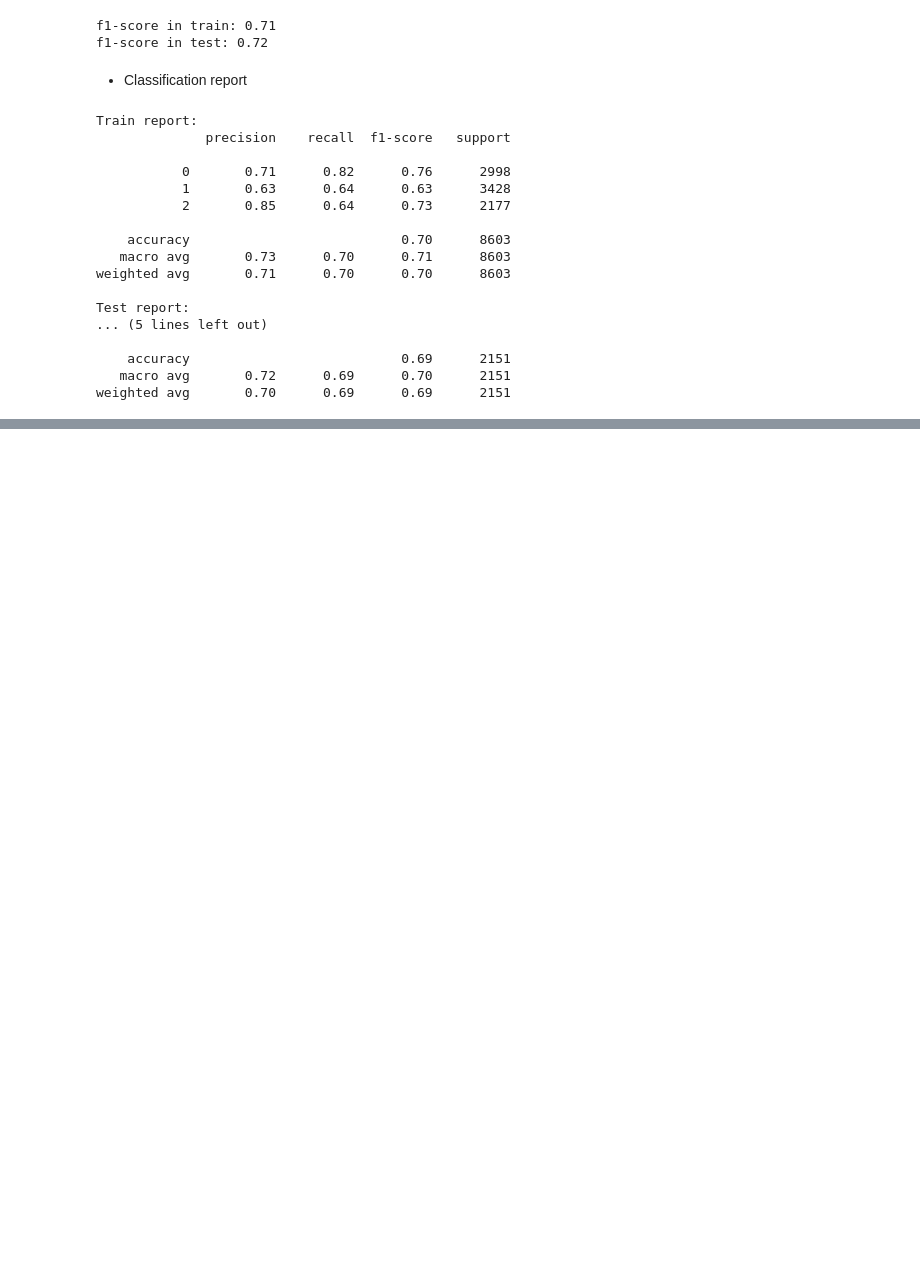
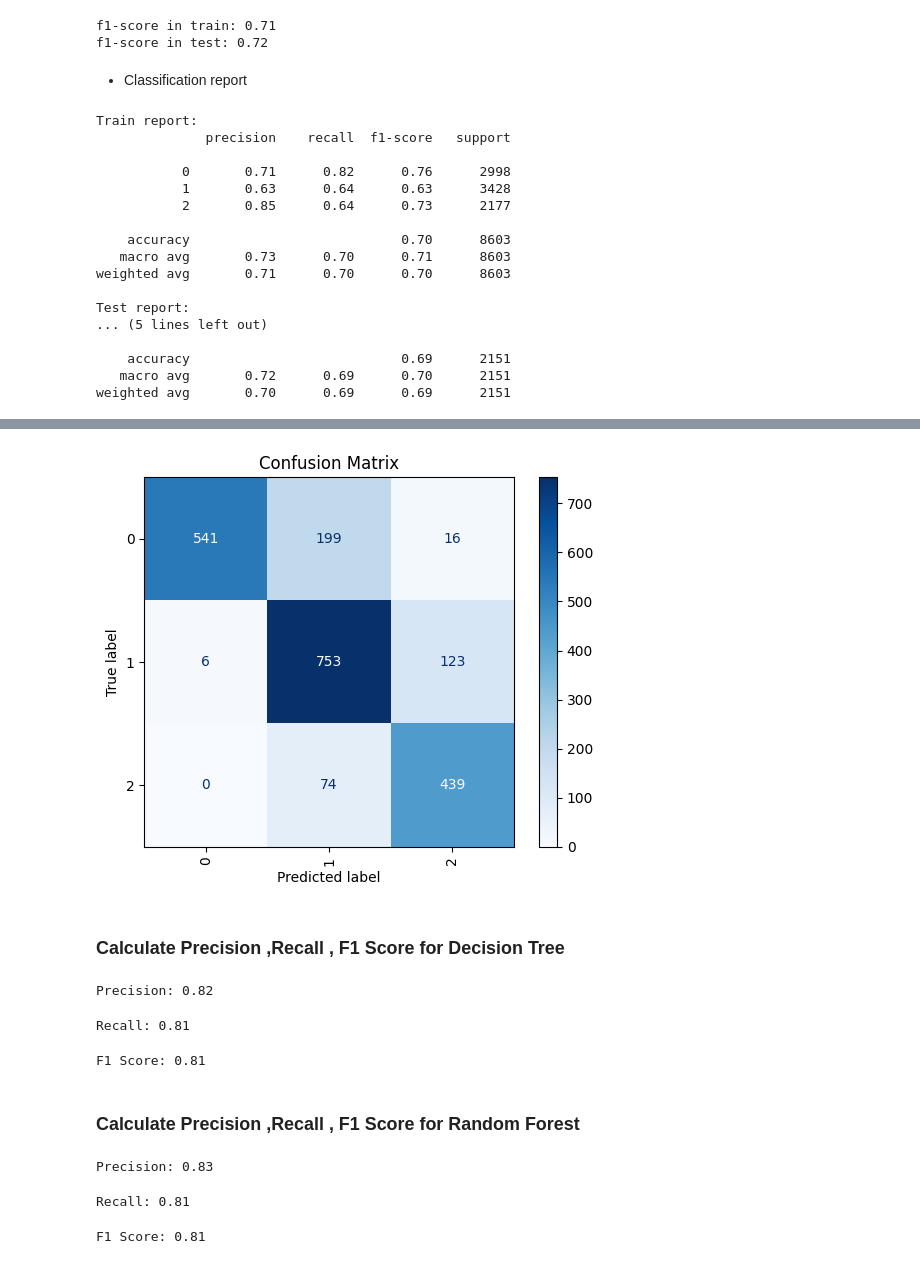
Before and after one commit to Tuwaiq-DS-ML-bootcamp-V-9/Usecase-7, a Jupyter notebook: EDA explain template.ipynb, the cells around one changed output, grey strips where cells are left out. Cells and saved outputs as stored; diff of their text form; code cells hidden in the pictures; blank space fills up the shorter version.

```diff
--- a/EDA explain template.ipynb
+++ b/EDA explain template.ipynb
@@ -1336,0 +1511,57 @@ weighted avg       0.70      0.69      0.69      2151
+# %%
+from sklearn.metrics import confusion_matrix, ConfusionMatrixDisplay
+# Random Forest
+ConfusionMatrixDisplay.from_predictions(y_test, y_pred_rf_g,
+                                        display_labels=best_model.classes_,
+                                        cmap="Blues",
+                                        xticks_rotation='vertical')
+plt.title('Confusion Matrix')
+plt.show()
+# %% [output]
+[figure, added]
+# %% [markdown]
+### Calculate Precision ,Recall , F1 Score for Decision Tree
+# %%
+# Calculate Precision
+precision = precision_score(y_test, y_pred_rf, average='macro')
+print(f"Precision: {precision:.2f}")
+#0.83
+# %% [output]
+Precision: 0.82
+# %%
+# Calculate Recall
+recall = recall_score(y_test, y_pred_rf, average='macro')
+print(f"Recall: {recall:.2f}")
+#0.82
+# %% [output]
+Recall: 0.81
+# %%
+# Calculate F1 Score
+f1 = f1_score(y_test, y_pred_rf, average='macro')
+print(f"F1 Score: {f1:.2f}")
+#0.82
+# %% [output]
+F1 Score: 0.81
+# %% [markdown]
+### Calculate Precision ,Recall , F1 Score for Random Forest
+# %%
+# Calculate Precision
+precision = precision_score(y_test, y_pred_rf_g, average='macro')
+print(f"Precision: {precision:.2f}")
+#0.83y_pred_train_dt
+# %% [output]
+Precision: 0.83
+# %%
+# Calculate Recall
+recall = recall_score(y_test, y_pred_rf_g, average='macro')
+print(f"Recall: {recall:.2f}")
+#0.82
+# %% [output]
+Recall: 0.81
+# %%
+# Calculate F1 Score
+f1 = f1_score(y_test, y_pred_rf_g, average='macro')
+print(f"F1 Score: {f1:.2f}")
+#0.82
+# %% [output]
+F1 Score: 0.81
```
Also changed, not shown: parts of 43 cells of this notebook, 1 other file.
